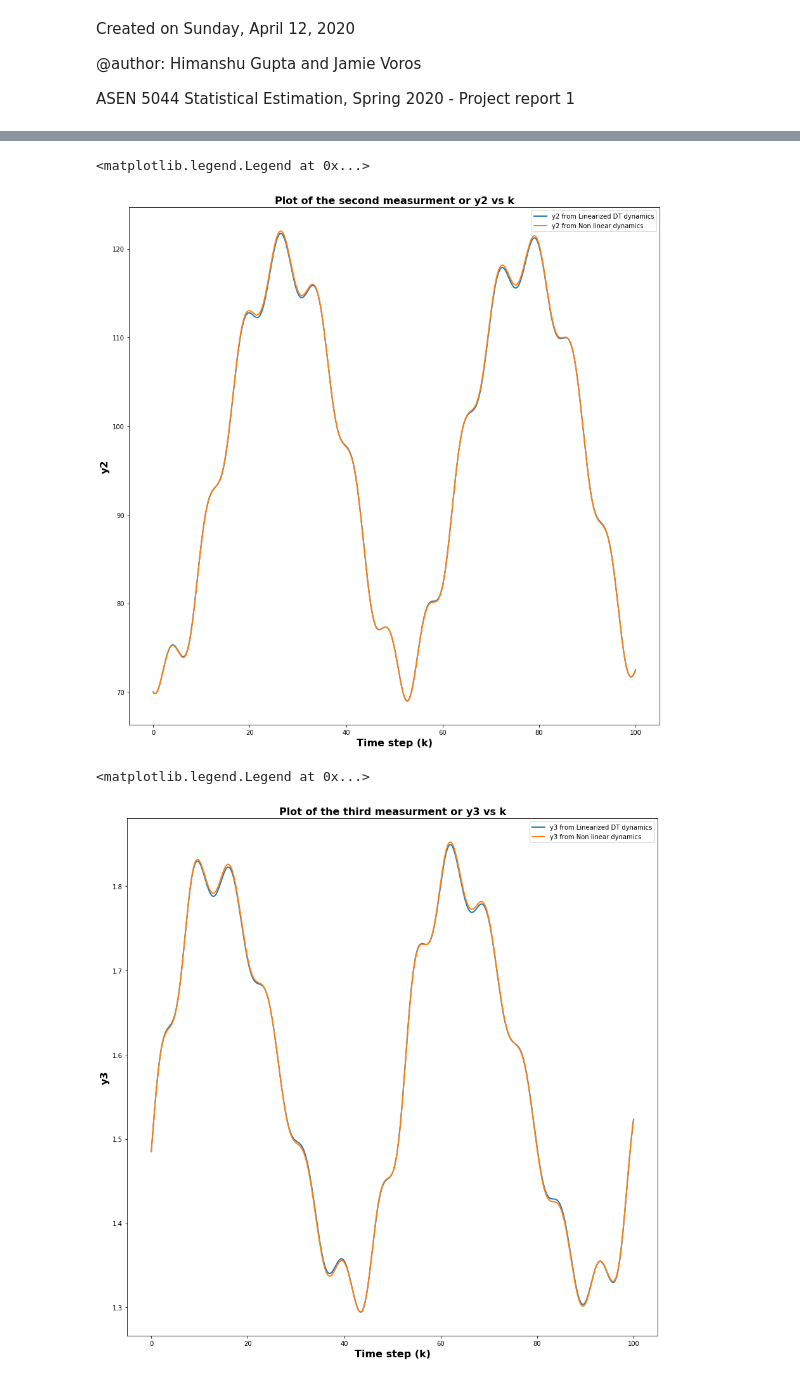
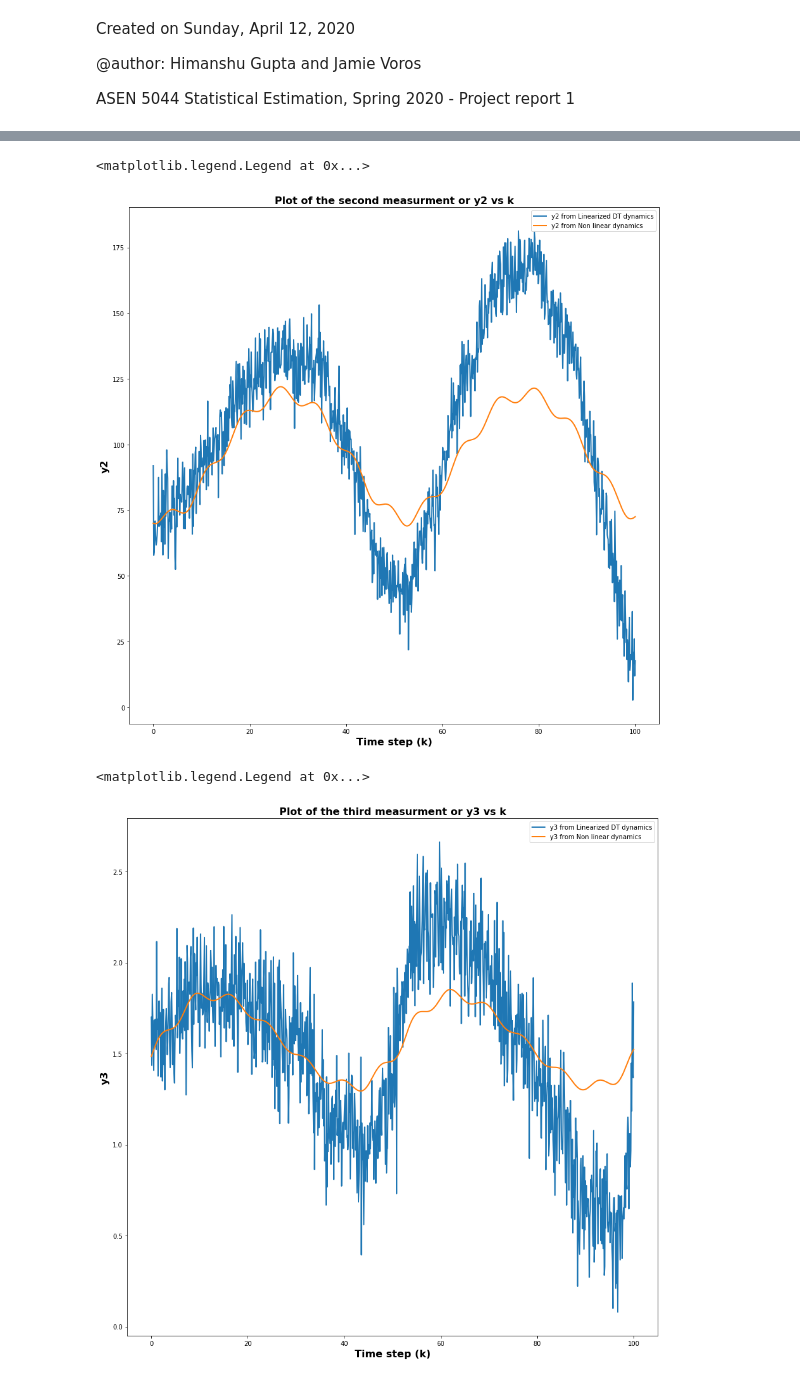
Before and after one commit to himanshugupta1009/robot_localization, a Jupyter notebook: Project_Report_2/LKF.ipynb, the cells around one changed output, grey strips where cells are left out. Drawn from its saved outputs; the diff is of its cells as text; code cells hidden in the pictures.

```diff
--- a/Project_Report_2/LKF.ipynb
+++ b/Project_Report_2/LKF.ipynb
@@ -356,7 +353,7 @@ plt.legend()
 linearized_DT_x5 = []
 non_linear_x5 = []
 
-for state in linearized_DT_states:
+for state in linearized_DT_states_LKF:
     linearized_DT_x5.append(state[4][0])
 
 for state in non_linear_trajectory_with_perturbed_x0:
@@ -378,7 +375,7 @@ plt.legend()
 linearized_DT_x6 = []
 non_linear_x6 = []
 
-for state in linearized_DT_states:
+for state in linearized_DT_states_LKF:
     linearized_DT_x6.append(state[5][0])
 
 for state in non_linear_trajectory_with_perturbed_x0:
@@ -400,7 +397,7 @@ plt.legend()
 linearized_DT_y1 = []
 non_linear_y1 = []
 
-for state in linearized_DT_measurements:
+for state in linearized_DT_measurements_LKF:
     linearized_DT_y1.append(state[0][0])
 
 for state in non_linear_measurements_with_perturbed_x0:
@@ -422,7 +419,7 @@ plt.legend()
 linearized_DT_y2 = []
 non_linear_y2 = []
 
-for state in linearized_DT_measurements:
+for state in linearized_DT_measurements_LKF:
     linearized_DT_y2.append(state[1][0])
 
 for state in non_linear_measurements_with_perturbed_x0:
@@ -437,29 +434,29 @@ plt.rcParams["figure.figsize"] = (15,15)
 plt.legend()
 # %% [output]
 <matplotlib.legend.Legend at 0x...>
-[figure, old version]
+[figure, new version]
 # %%
 #Plot y[3]
 
 linearized_DT_y3 = []
 non_linear_y3 = []
 
-for state in linearized_DT_measurements:
+for state in linearized_DT_measurements_LKF:
     linearized_DT_y3.append(state[2][0])
 
 for state in non_linear_measurements_with_perturbed_x0:
     non_linear_y3.append(state[2][0])
 
 plt.xlabel("Time step (k)",fontsize=16, fontweight='bold')
 plt.ylabel("y3",fontsize=16, fontweight='bold')
 plt.title("Plot of the third measurment or y3 vs k",fontsize=16, fontweight='bold')
 plt.plot(time_steps,linearized_DT_y3,linewidth = 2,label = 'y3 from Linearized DT dynamics')
 plt.plot(time_steps,non_linear_y3,linewidth = 2,label = 'y3 from Non linear dynamics')
 plt.rcParams["figure.figsize"] = (15,15)
 plt.legend()
 # %% [output]
 <matplotlib.legend.Legend at 0x...>
-[figure, old version]
+[figure, new version]
 # %%
 #Plot y[4]
 
```
Also changed, not shown: parts of 15 cells of this notebook, 1 other file.
